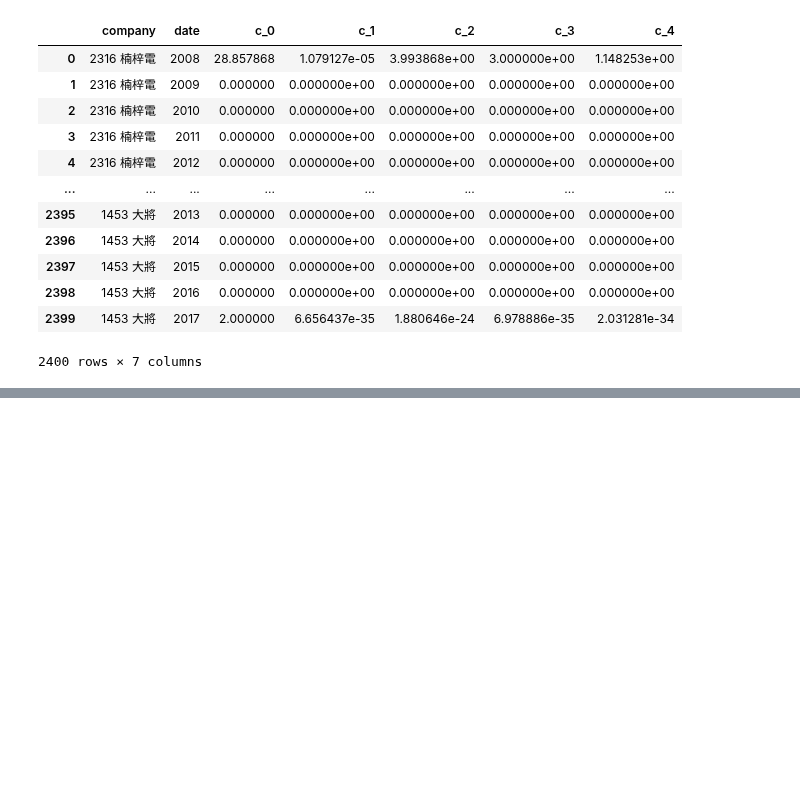
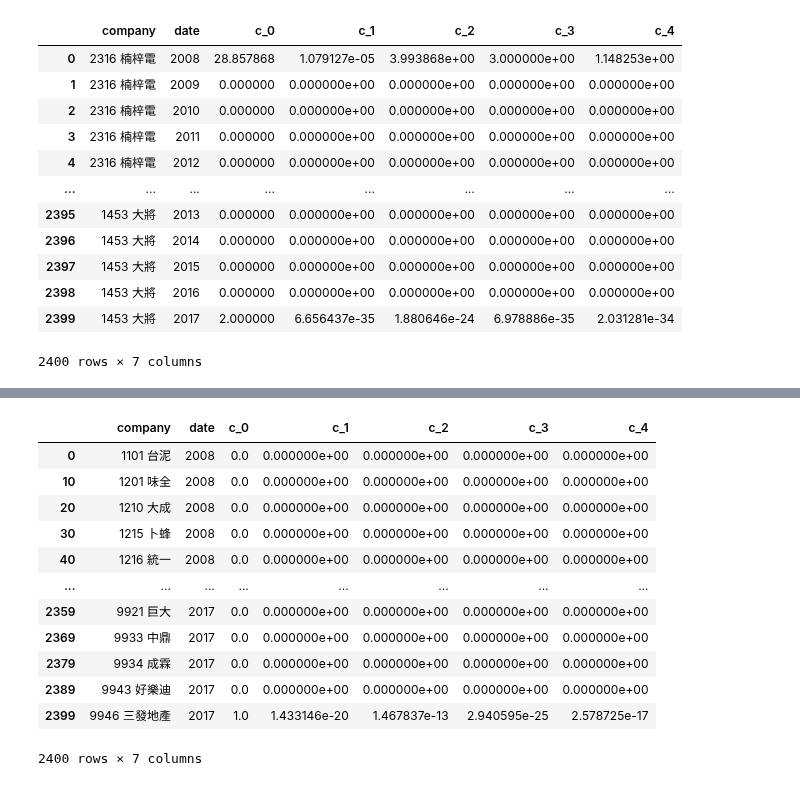
Before and after one commit to roccqqck/news_bert, a Jupyter notebook: 6.news_data_preprocessing.ipynb, the cells around one changed output, grey strips where cells are left out. Saved outputs shown, nothing was run; the diff lists cells and outputs as text; code cells hidden in the pictures; blank space fills up the shorter version.

```diff
--- a/6.news_data_preprocessing.ipynb
+++ b/6.news_data_preprocessing.ipynb
@@ -625 +626,17 @@ df_company_year_prob_sum
 2400 rows × 7 columns
+# %%
+df_company_year_prob_sum.sort_values(by=["date","company"])  # 先日期排序 再公司名排序
+# %% [output]
+|  | company | date | c_0 | c_1 | c_2 | c_3 | c_4 |
+| 0 | 1101 台泥 | 2008 | 0.0 | 0.000000e+00 | 0.000000e+00 | 0.000000e+00 | 0.000000e+00 |
+| 10 | 1201 味全 | 2008 | 0.0 | 0.000000e+00 | 0.000000e+00 | 0.000000e+00 | 0.000000e+00 |
+| 20 | 1210 大成 | 2008 | 0.0 | 0.000000e+00 | 0.000000e+00 | 0.000000e+00 | 0.000000e+00 |
+| 30 | 1215 卜蜂 | 2008 | 0.0 | 0.000000e+00 | 0.000000e+00 | 0.000000e+00 | 0.000000e+00 |
+| 40 | 1216 統一 | 2008 | 0.0 | 0.000000e+00 | 0.000000e+00 | 0.000000e+00 | 0.000000e+00 |
+| ... | ... | ... | ... | ... | ... | ... | ... |
+| 2359 | 9921 巨大 | 2017 | 0.0 | 0.000000e+00 | 0.000000e+00 | 0.000000e+00 | 0.000000e+00 |
+| 2369 | 9933 中鼎 | 2017 | 0.0 | 0.000000e+00 | 0.000000e+00 | 0.000000e+00 | 0.000000e+00 |
+| 2379 | 9934 成霖 | 2017 | 0.0 | 0.000000e+00 | 0.000000e+00 | 0.000000e+00 | 0.000000e+00 |
+| 2389 | 9943 好樂迪 | 2017 | 0.0 | 0.000000e+00 | 0.000000e+00 | 0.000000e+00 | 0.000000e+00 |
+| 2399 | 9946 三發地產 | 2017 | 1.0 | 1.433146e-20 | 1.467837e-13 | 2.940595e-25 | 2.578725e-17 |
+2400 rows × 7 columns
```
Also changed, not shown: parts of 10 cells of this notebook, 3 other files.
